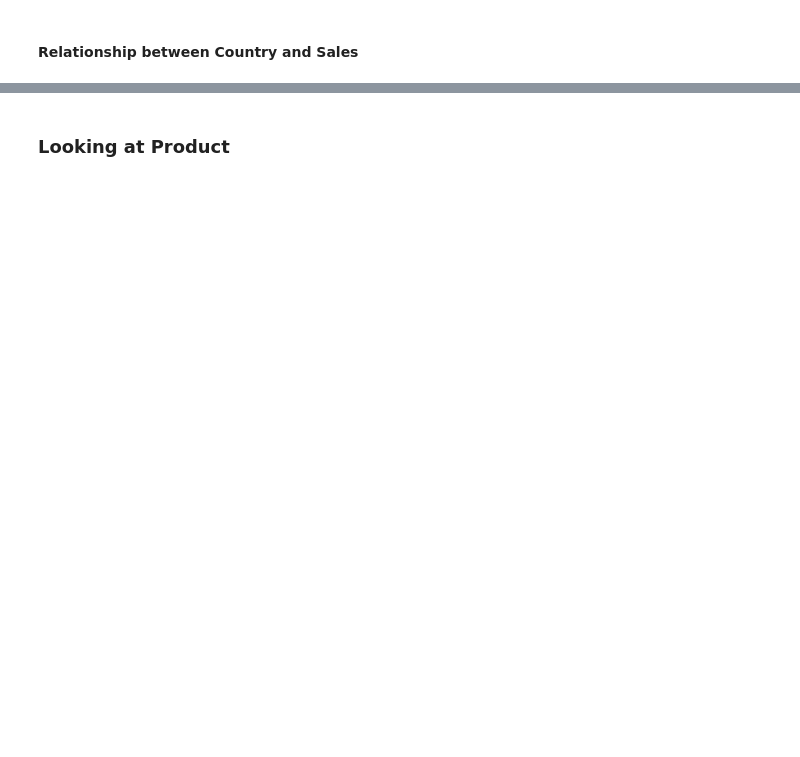
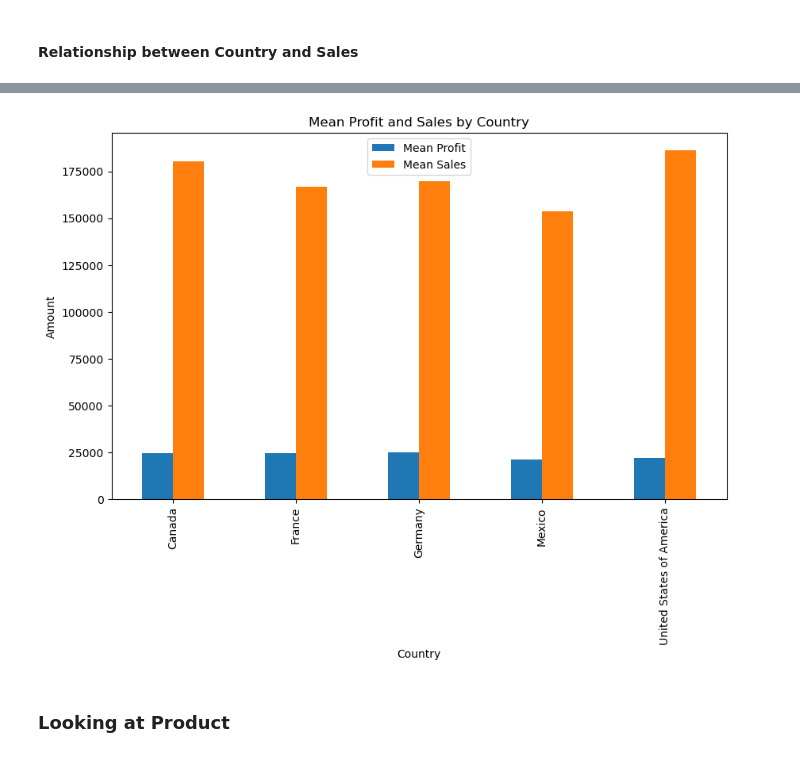
Before and after one commit to hibahdesu/Data-Analysis, a Jupyter notebook: one/Analysis for Sales.ipynb, the cells around one changed output, grey strips where cells are left out. Saved outputs shown, nothing was run; the diff lists cells and outputs as text; code cells hidden in the pictures; blank space fills up the shorter version.

```diff
--- a/one/Analysis for Sales.ipynb
+++ b/one/Analysis for Sales.ipynb
@@ -307,3 +389,20 @@ plt.show()
+# %%
+# Calculate the mean profit and mean sales for each country
+mean_profit_country = df.groupby('Country')['Profit'].mean()
+mean_sales_country = df.groupby('Country')['Sales'].mean()
+
+# Create a DataFrame from the calculated values
+df_country = pd.DataFrame({'Mean Profit': mean_profit_country, 'Mean Sales': mean_sales_country})
+
+# Plot the bar chart
+df_country.plot(kind='bar')
+plt.xlabel('Country')
+plt.ylabel('Amount')
+plt.title('Mean Profit and Sales by Country')
+plt.legend()
+plt.show()
+# %% [output]
+[figure, added]
 # %% [markdown]
 ### Looking at Product
 # %%
```
Also changed, not shown: parts of 60 cells of this notebook.
